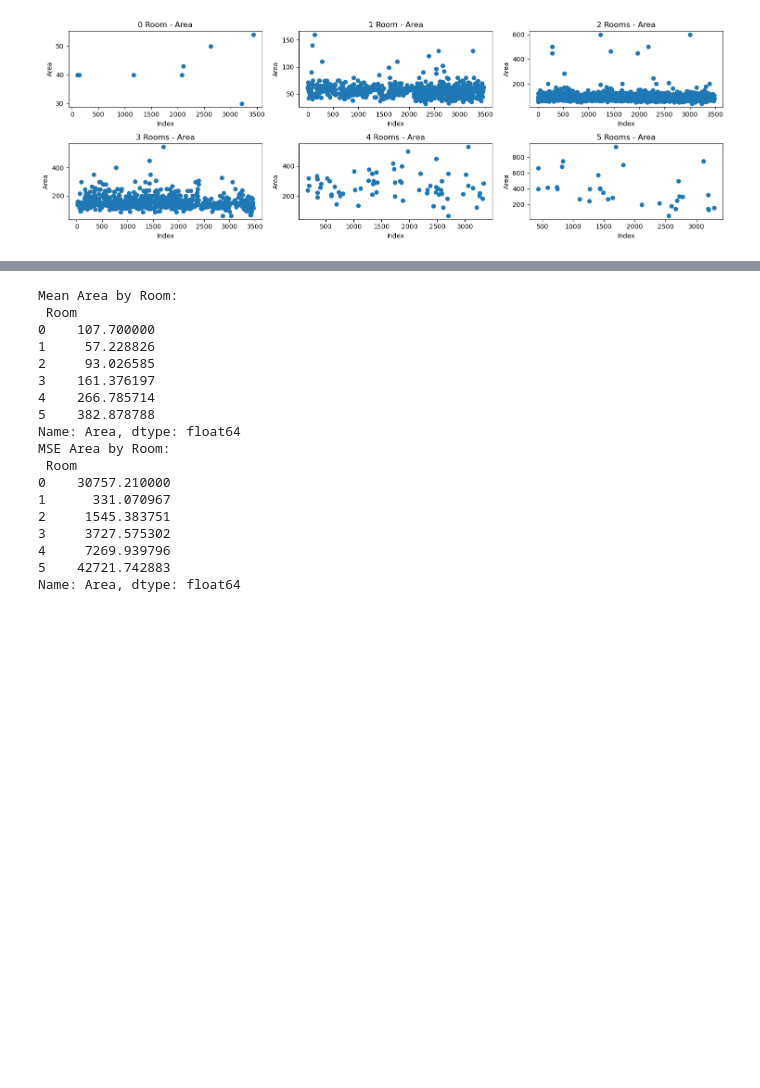
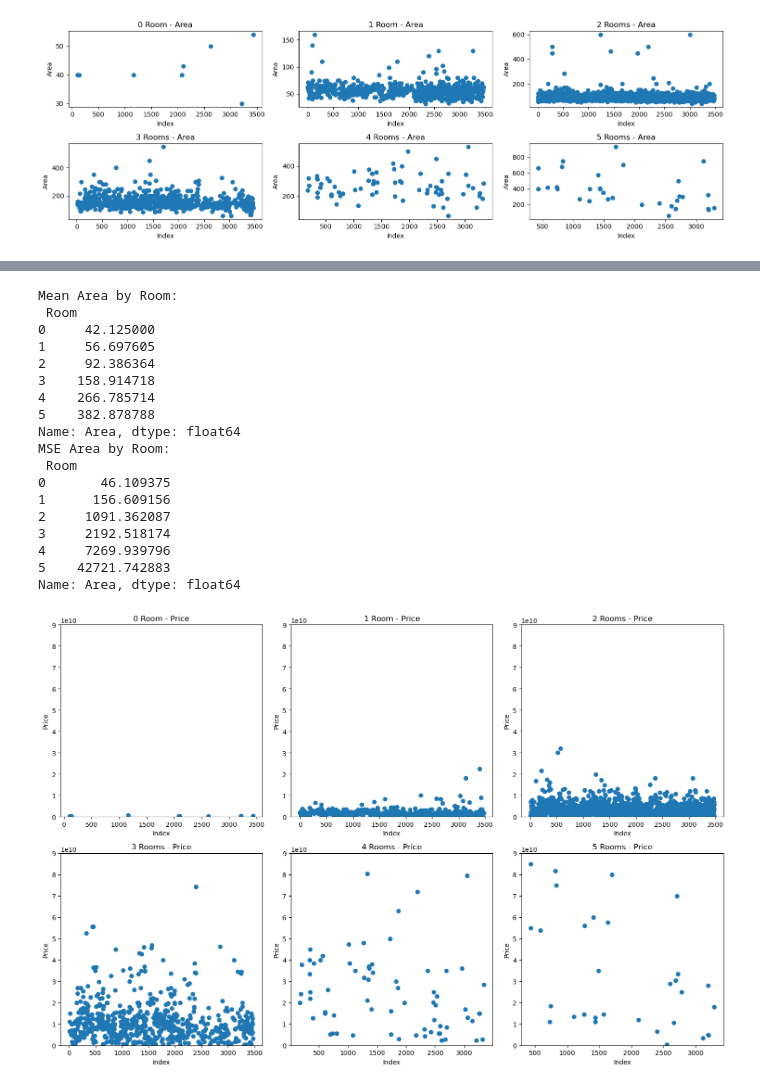
Before and after one commit to AliShrz/My-Machine-Learning, a Jupyter notebook: Regression Project.ipynb, the cells around one changed output, grey strips where cells are left out. Saved outputs shown, nothing was run; the diff lists cells and outputs as text; code cells hidden in the pictures; blank space fills up the shorter version.

```diff
--- a/Regression Project.ipynb
+++ b/Regression Project.ipynb
@@ -225,28 +287,71 @@ len(address)
 # %%
 # calculate mean and mse of area for each room number
 
-mean_area_by_room = df.groupby('Room')['Area'].mean()
-
+mean_area_by_room = df_cleaned.groupby('Room')['Area'].mean()
 print("Mean Area by Room:\n", mean_area_by_room)
 
-mse_area_by_room = df.groupby('Room')['Area'].apply(lambda x: np.mean((x - x.mean())**2))
+mse_area_by_room = df_cleaned.groupby('Room')['Area'].apply(lambda x: np.mean((x - x.mean())**2))
 print("MSE Area by Room:\n", mse_area_by_room)
 # %% [output]
 Mean Area by Room:
  Room
-0    107.700000
-1     57.228826
-2     93.026585
-3    161.376197
+0     42.125000
+1     56.697605
+2     92.386364
+3    158.914718
 4    266.785714
 5    382.878788
 Name: Area, dtype: float64
 MSE Area by Room:
  Room
-0    30757.210000
-1      331.070967
-2     1545.383751
-3     3727.575302
+0       46.109375
+1      156.609156
+2     1091.362087
+3     2192.518174
 4     7269.939796
 5    42721.742883
 Name: Area, dtype: float64
+# %%
+# plot room vs price
+
+fig, ax = plt.subplots(2,3, figsize=(15,10))
+ax[0,0].scatter(df_room_0.index, df_room_0['Price'])
+ax[0,0].set_xlabel('Index')
+ax[0,0].set_ylabel('Price')
+ax[0,0].set_title('0 Room - Price')
+ax[0,0].set_ylim(0,9e10)
+
+ax[0,1].scatter(df_room_1.index, df_room_1['Price'])
+ax[0,1].set_xlabel('Index')
+ax[0,1].set_ylabel('Price')
+ax[0,1].set_title('1 Room - Price')
+ax[0,1].set_ylim(0,9e10)
+
+ax[0,2].scatter(df_room_2.index, df_room_2['Price'])
+ax[0,2].set_xlabel('Index')
+ax[0,2].set_ylabel('Price')
+ax[0,2].set_title('2 Rooms - Price')
+ax[0,2].set_ylim(0,9e10)
+
+ax[1,0].scatter(df_room_3.index, df_room_3['Price'])
+ax[1,0].set_xlabel('Index')
+ax[1,0].set_ylabel('Price')
+ax[1,0].set_title('3 Rooms - Price')
+ax[1,0].set_ylim(0,9e10)
+
+ax[1,1].scatter(df_room_4.index, df_room_4['Price'])
+ax[1,1].set_xlabel('Index')
+ax[1,1].set_ylabel('Price')
+ax[1,1].set_title('4 Rooms - Price')
+ax[1,1].set_ylim(0,9e10)
+
+ax[1,2].scatter(df_room_5.index, df_room_5['Price'])
+ax[1,2].set_xlabel('Index')
+ax[1,2].set_ylabel('Price')
+ax[1,2].set_title('5 Rooms - Price')
+ax[1,2].set_ylim(0,9e10)
+
+plt.tight_layout()
+plt.show()
+# %% [output]
+[figure, added]
```
Also changed, not shown: parts of 18 cells of this notebook.
